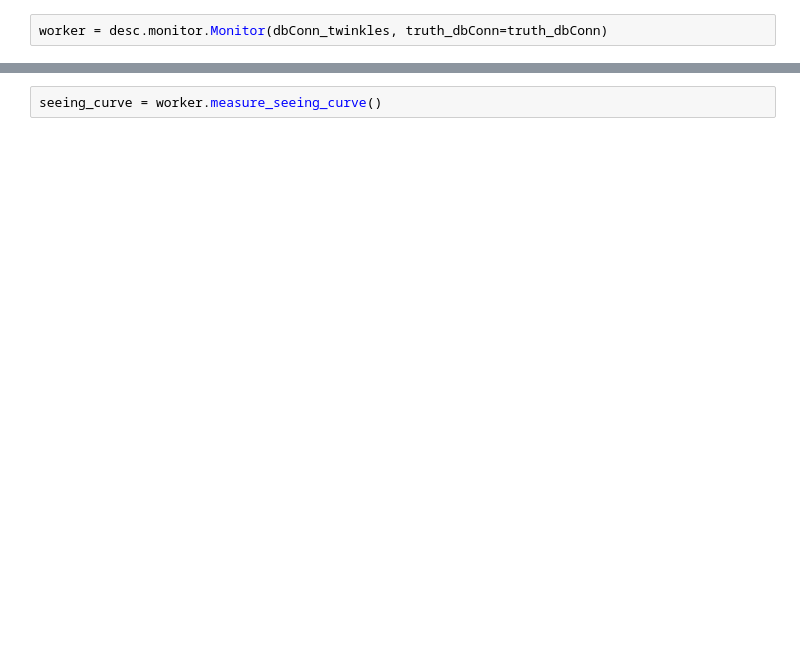
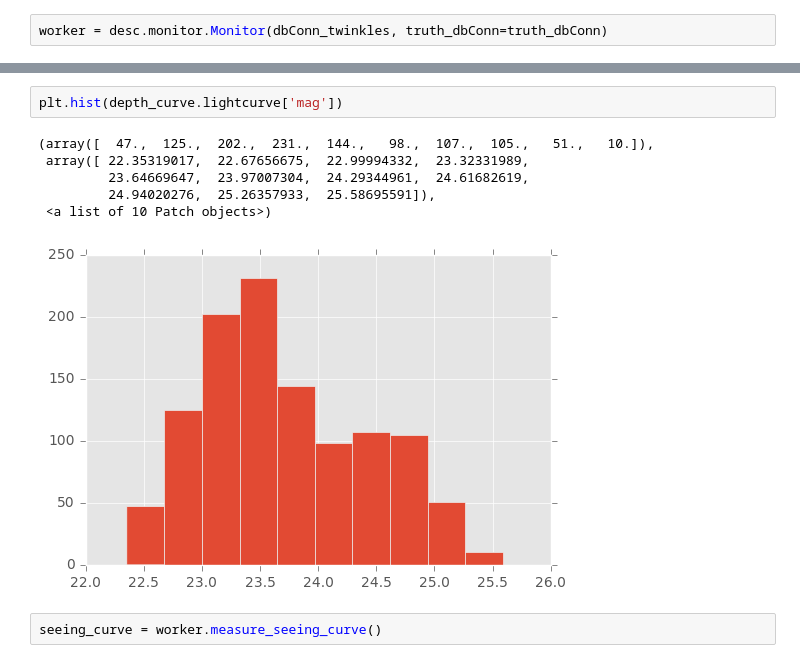
Before and after one commit to LSSTDESC/Monitor, a Jupyter notebook: examples/simple_error_model.ipynb, the cells around one changed output, grey strips where cells are left out. Drawn from its saved outputs; the diff is of its cells as text; blank space fills up the shorter version.

```diff
--- a/examples/simple_error_model.ipynb
+++ b/examples/simple_error_model.ipynb
@@ -34,2 +86,11 @@ depth_curve = worker.measure_depth_curve()
+# %%
+plt.hist(depth_curve.lightcurve['mag'])
+# %% [output]
+(array([  47.,  125.,  202.,  231.,  144.,   98.,  107.,  105.,   51.,   10.]),
+ array([ 22.35319017,  22.67656675,  22.99994332,  23.32331989,
+         23.64669647,  23.97007304,  24.29344961,  24.61682619,
+         24.94020276,  25.26357933,  25.58695591]),
+ <a list of 10 Patch objects>)
+[figure, added]
 # %%
 seeing_curve = worker.measure_seeing_curve()
```
Also changed, not shown: parts of 28 cells of this notebook, 3 other files.
